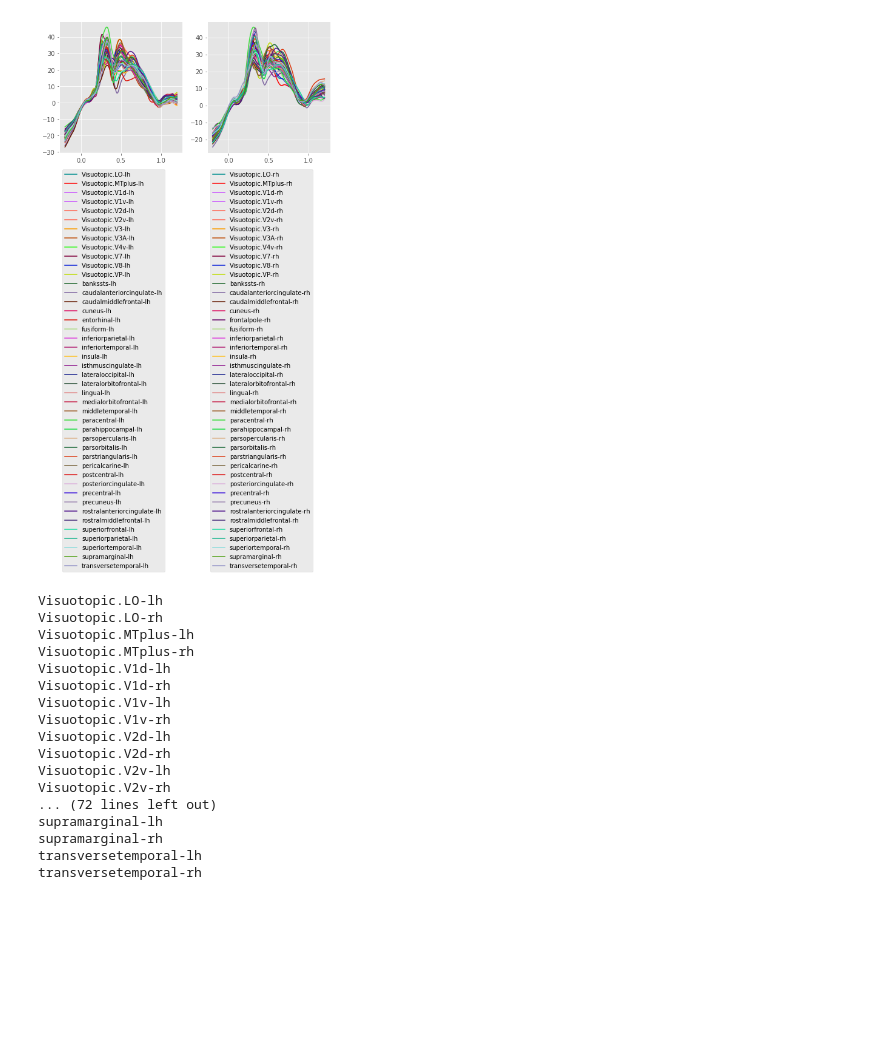
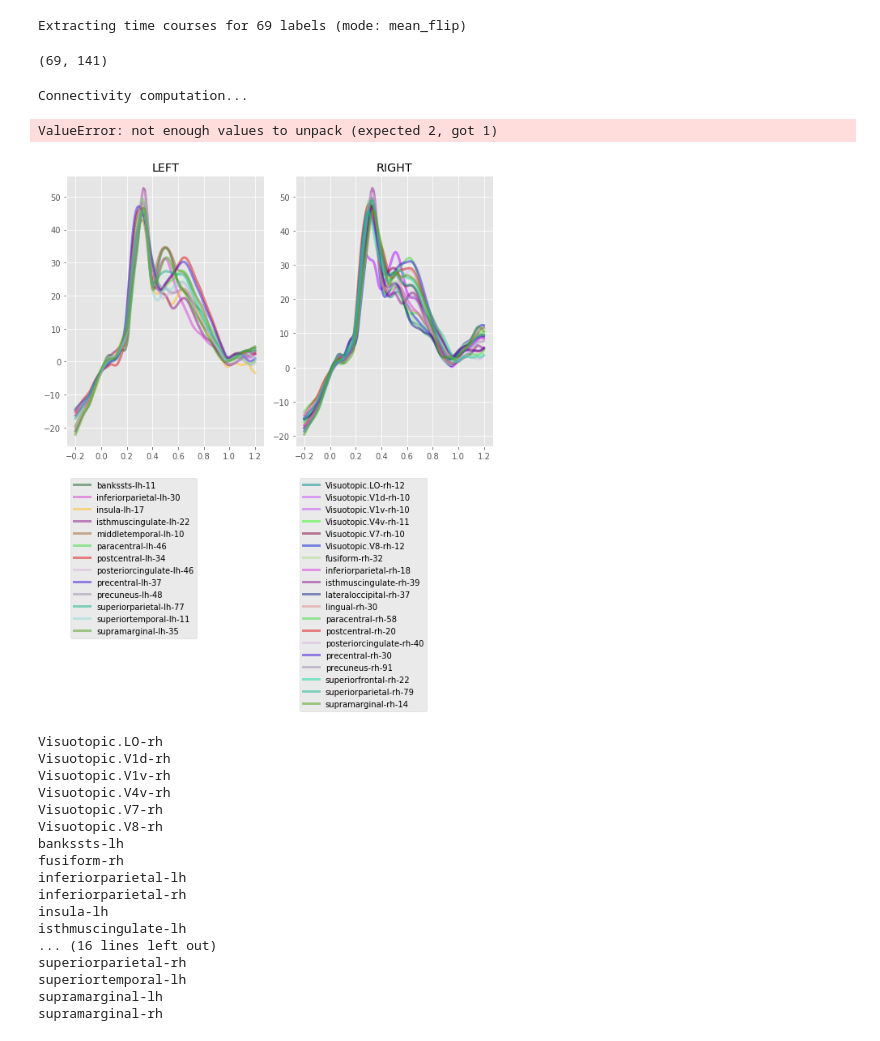
Before and after one commit to listenzcc/MEG_toolbox_zcc, a Jupyter notebook: analysis/Untitled.ipynb, the cells around one changed output. Cells and saved outputs as stored; diff of their text form; code cells hidden in the pictures; blank space fills up the shorter version.

```diff
--- a/analysis/Untitled.ipynb
+++ b/analysis/Untitled.ipynb
@@ -151,7 +242,6 @@ stc.data = stc_fsaverage.data - stc_fsaverage_baseline.data
 # %%
 alldata = sorted(stc.data.ravel(), reverse=True)
 n = len(alldata)
-lims = [alldata[int(n * r)] for r in [0.01, 0.005, 0]]
-# lims = [alldata[int(n * r)] for r in [0.05, 0.01, 0]]
-lims
+LIMS = [alldata[int(n * r)] for r in [0.05, 0.01, 0.005, 0]]
+LIMS
 # %% [output]
@@ -159,47 +279,74 @@ lims
+# %%
+ts = mne.extract_label_time_course(stc, label_list_aparc, src_fsaverage, mode='mean_flip', allow_empty=True, return_generator=True)
+ts.shape
+# %% [output]
+Extracting time courses for 69 labels (mode: mean_flip)
+(69, 141)
+# %%
+con, freqs, times, n_epochs, n_tapers = mne.connectivity.spectral_connectivity(
+    ts, method='pli', mode='multitaper', sfreq=stc.sfreq, fmin=0.1, fmax=7, faverage=True, mt_adaptive=True, n_jobs=32)
+# %% [output]
+Connectivity computation...
+ValueError: not enough values to unpack (expected 2, got 1)
 # %%
+lims = LIMS[1:]
+
 plt.style.use('ggplot')
-fig, axes = plt.subplots(1, 2, figsize=(8, 4))
+fig, axes = plt.subplots(1, 2, figsize=(8, 10))
 
 times = stc.times
 select_labels = dict()
 for name in labels:
     label = labels[name]
     color = label.color
     try:
         stc_inlabel = stc.in_label(label)
     except ValueError:
         continue
     data = stc_inlabel.data
+    data = data[np.max(data, axis=1) > lims[1]]
+    if len(data) < 10:
+        continue
     # print(name, color, data.shape)
 
-    sort = sorted(data.ravel(), reverse=True)
-    if sort[100] < lims[0]:
-        continue
+#     sort = sorted(data.ravel(), reverse=True)
+#     if sort[1000] < lims[0]:
+#         continue
 
     mean_data = np.mean(data, axis=0)
 
     if name.endswith('-lh'):
         ax = axes[0]
     else:
         ax = axes[1]
 
-    ax.plot(times, mean_data, c=color, label=name)
+    ax.plot(times, mean_data, c=color, label=f'{name}-{len(data)}', alpha=0.5, linewidth=3)
 
     select_labels[name] = label
 
 for j in [0, 1]:
     axes[j].legend(loc='upper left', bbox_to_anchor=(0, -0.1))
+
+axes[0].set_title('LEFT')
+axes[1].set_title('RIGHT')
+
+fig.tight_layout()
+fig.savefig('WaveForm.png')
 # %% [output]
-[figure, old version]
+[figure, new version]
 # %%
+lims = LIMS[1:]
+mne.viz.set_3d_backend('pyvista')
+views = ['lat']
+clim = dict(kind='value', lims=lims)
 surfer_kwargs = dict(hemi='both',
-                     clim=dict(kind='value',
-                               lims=lims),
-                     views='lateral',
+                     clim=clim,
+                     views=views,
                      initial_time=0.3,
                      time_unit='s',
                      size=(800, 800),
                      smoothing_steps=10,
+                     time_viewer=True,
                      subject='fsaverage')
 
 # This can not be operated using VS code
@@ -209,22 +356,22 @@ for name in select_labels:
     print(name)
     brain.add_label(labels[name], borders=True)
 
-mlab.show()
+# mlab.show()
 # %% [output]
-Visuotopic.LO-lh
 Visuotopic.LO-rh
-Visuotopic.MTplus-lh
-Visuotopic.MTplus-rh
-Visuotopic.V1d-lh
 Visuotopic.V1d-rh
-Visuotopic.V1v-lh
 Visuotopic.V1v-rh
-Visuotopic.V2d-lh
-Visuotopic.V2d-rh
-Visuotopic.V2v-lh
-Visuotopic.V2v-rh
-... (72 lines left out)
+Visuotopic.V4v-rh
+Visuotopic.V7-rh
+Visuotopic.V8-rh
+bankssts-lh
+fusiform-rh
+inferiorparietal-lh
+inferiorparietal-rh
+insula-lh
+isthmuscingulate-lh
+... (16 lines left out)
+superiorparietal-rh
+superiortemporal-lh
 supramarginal-lh
 supramarginal-rh
-transversetemporal-lh
-transversetemporal-rh
```
Also changed, not shown: parts of 9 cells of this notebook, 7 other files.
